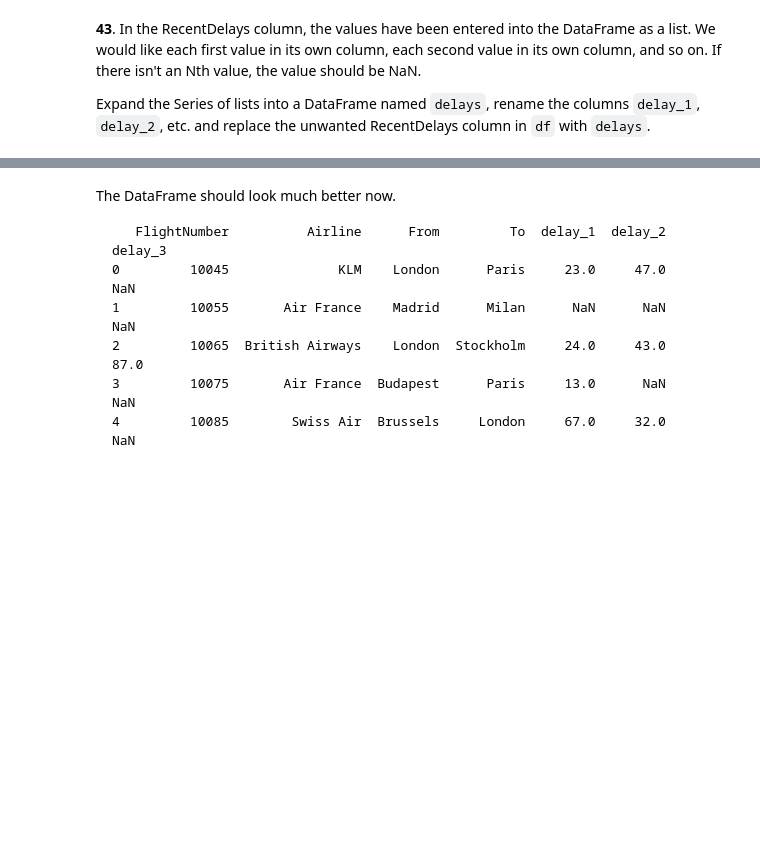
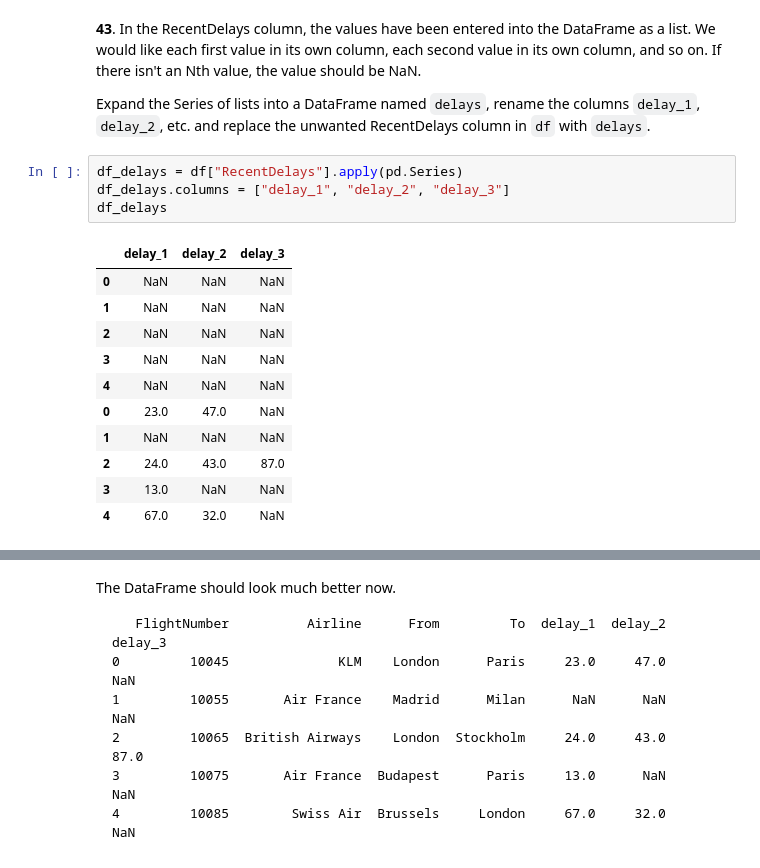
Before and after one commit to surfaceowl/pandas-100-exercises, a Jupyter notebook: 100-pandas-puzzles_practice_01.ipynb, the cells around one changed output, grey strips where cells are left out. Drawn from its saved outputs; the diff is of its cells as text; blank space fills up the shorter version.

```diff
--- a/100-pandas-puzzles_practice_01.ipynb
+++ b/100-pandas-puzzles_practice_01.ipynb
@@ -910,3 +979,19 @@ Formatted, it looks like this:
 **43**. In the RecentDelays column, the values have been entered into the DataFrame as a list. We would like each first value in its own column, each second value in its own column, and so on. If there isn't an Nth value, the value should be NaN.
 
 Expand the Series of lists into a DataFrame named `delays`, rename the columns `delay_1`, `delay_2`, etc. and replace the unwanted RecentDelays column in `df` with `delays`.
+# %%
+df_delays = df["RecentDelays"].apply(pd.Series)
+df_delays.columns = ["delay_1", "delay_2", "delay_3"]
+df_delays
+# %% [output]
+|  | delay_1 | delay_2 | delay_3 |
+| 0 | NaN | NaN | NaN |
+| 1 | NaN | NaN | NaN |
+| 2 | NaN | NaN | NaN |
+| 3 | NaN | NaN | NaN |
+| 4 | NaN | NaN | NaN |
+| 0 | 23.0 | 47.0 | NaN |
+| 1 | NaN | NaN | NaN |
+| 2 | 24.0 | 43.0 | 87.0 |
+| 3 | 13.0 | NaN | NaN |
+| 4 | 67.0 | 32.0 | NaN |
```
Also changed, not shown: parts of 12 cells of this notebook.
